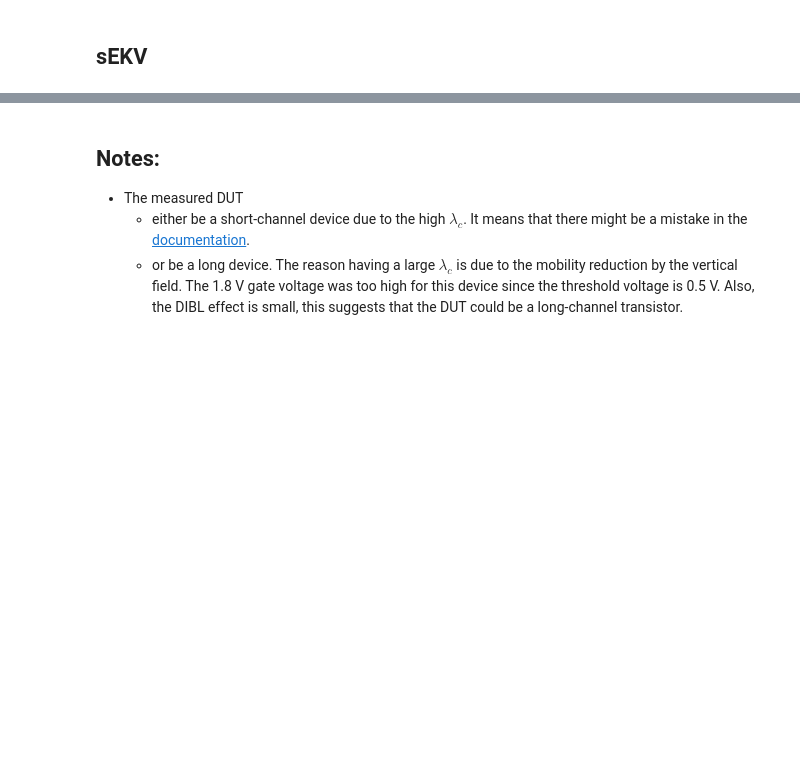
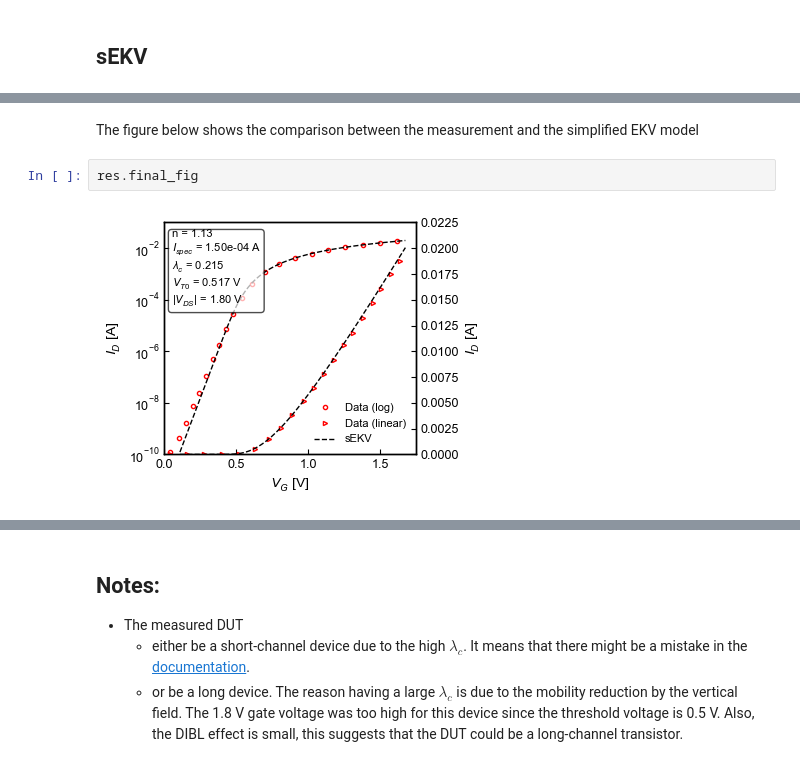
Before and after one commit to google/skywater-pdk-sky130-raw-data, a Jupyter notebook: notebooks/electrical_characterization_sky130_epfl.ipynb, the cells around one changed output, grey strips where cells are left out. Cells and saved outputs as stored; diff of their text form; blank space fills up the shorter version.

```diff
--- a/notebooks/electrical_characterization_sky130_epfl.ipynb
+++ b/notebooks/electrical_characterization_sky130_epfl.ipynb
@@ -149,0 +153,6 @@ res.run_extraction();
+# %% [markdown]
+The figure below shows the comparison between the measurement and the simplified EKV model
+# %%
+res.final_fig
+# %% [output]
+[figure, added]
```
Also changed, not shown: parts of 27 cells of this notebook.
